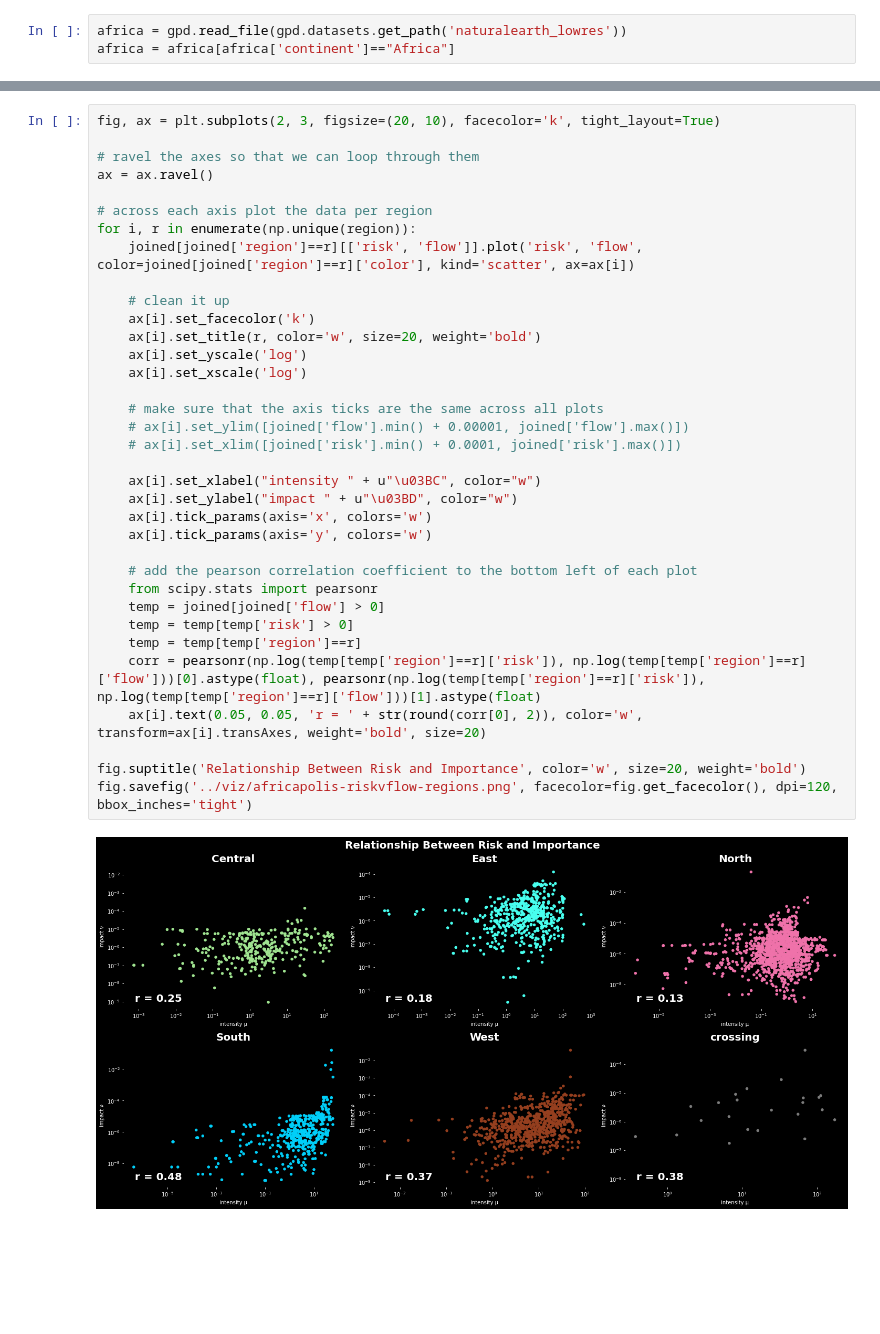
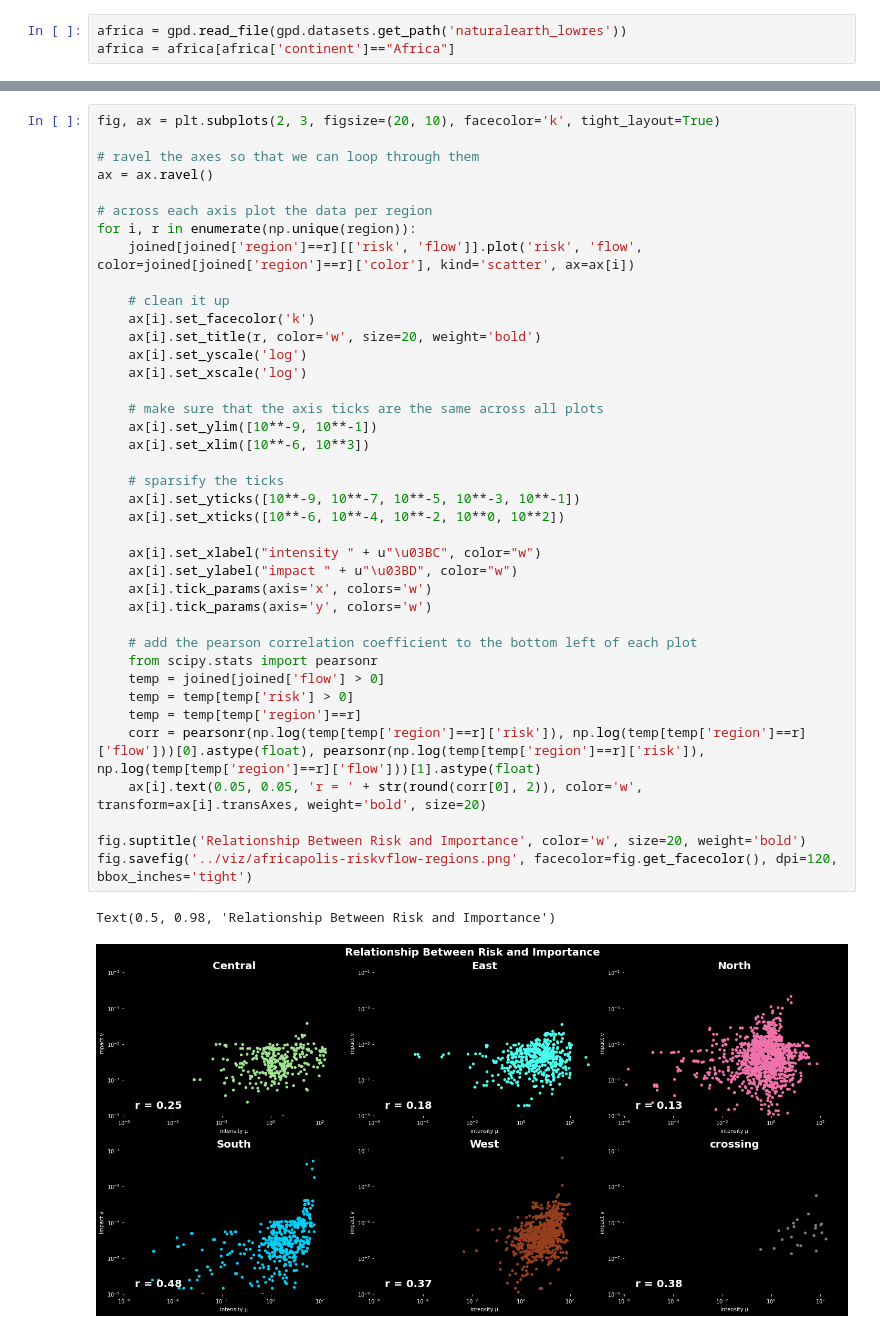
Before and after one commit to asrenninger/africonnectivity, a Jupyter notebook: python/gravity.ipynb, the cells around one changed output, grey strips where cells are left out. Cells and saved outputs as stored; diff of their text form; blank space fills up the shorter version.

```diff
--- a/python/gravity.ipynb
+++ b/python/gravity.ipynb
@@ -358,33 +359,38 @@ fig, ax = plt.subplots(2, 3, figsize=(20, 10), facecolor='k', tight_layout=True)
 ax = ax.ravel()
 
 # across each axis plot the data per region
 for i, r in enumerate(np.unique(region)):
     joined[joined['region']==r][['risk', 'flow']].plot('risk', 'flow', color=joined[joined['region']==r]['color'], kind='scatter', ax=ax[i])
 
     # clean it up
     ax[i].set_facecolor('k')
     ax[i].set_title(r, color='w', size=20, weight='bold')
     ax[i].set_yscale('log')
     ax[i].set_xscale('log')
 
     # make sure that the axis ticks are the same across all plots
-    # ax[i].set_ylim([joined['flow'].min() + 0.00001, joined['flow'].max()])
-    # ax[i].set_xlim([joined['risk'].min() + 0.0001, joined['risk'].max()])
+    ax[i].set_ylim([10**-9, 10**-1])
+    ax[i].set_xlim([10**-6, 10**3])
+
+    # sparsify the ticks
+    ax[i].set_yticks([10**-9, 10**-7, 10**-5, 10**-3, 10**-1])
+    ax[i].set_xticks([10**-6, 10**-4, 10**-2, 10**0, 10**2])
 
     ax[i].set_xlabel("intensity " + u"\u03BC", color="w")
     ax[i].set_ylabel("impact " + u"\u03BD", color="w")
     ax[i].tick_params(axis='x', colors='w')
     ax[i].tick_params(axis='y', colors='w')
 
     # add the pearson correlation coefficient to the bottom left of each plot
     from scipy.stats import pearsonr
     temp = joined[joined['flow'] > 0]
     temp = temp[temp['risk'] > 0]
     temp = temp[temp['region']==r]
     corr = pearsonr(np.log(temp[temp['region']==r]['risk']), np.log(temp[temp['region']==r]['flow']))[0].astype(float), pearsonr(np.log(temp[temp['region']==r]['risk']), np.log(temp[temp['region']==r]['flow']))[1].astype(float)
     ax[i].text(0.05, 0.05, 'r = ' + str(round(corr[0], 2)), color='w', transform=ax[i].transAxes, weight='bold', size=20)
 
 fig.suptitle('Relationship Between Risk and Importance', color='w', size=20, weight='bold')
 fig.savefig('../viz/africapolis-riskvflow-regions.png', facecolor=fig.get_facecolor(), dpi=120, bbox_inches='tight')
 # %% [output]
+Text(0.5, 0.98, 'Relationship Between Risk and Importance')
-[figure, old version]
+[figure, new version]
```
Also changed, not shown: parts of 7 cells of this notebook.
